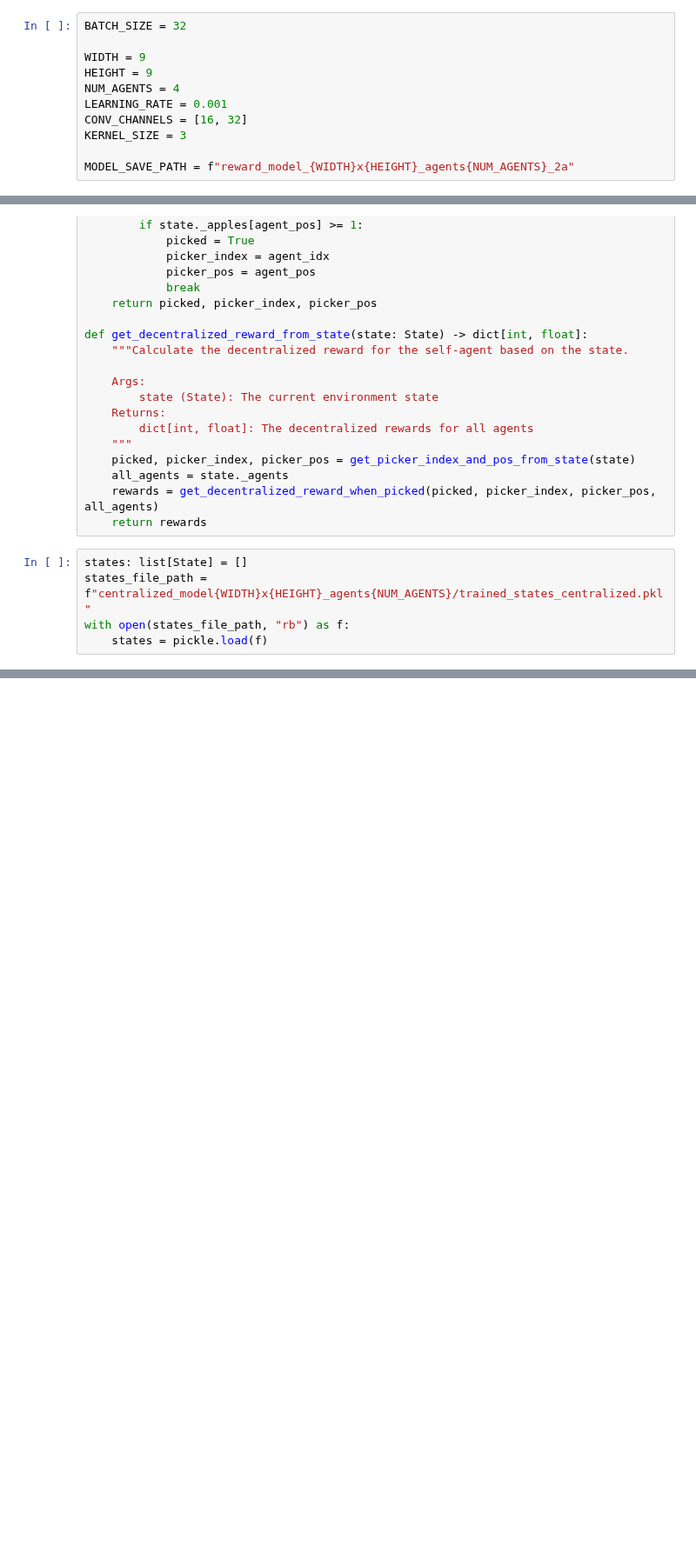
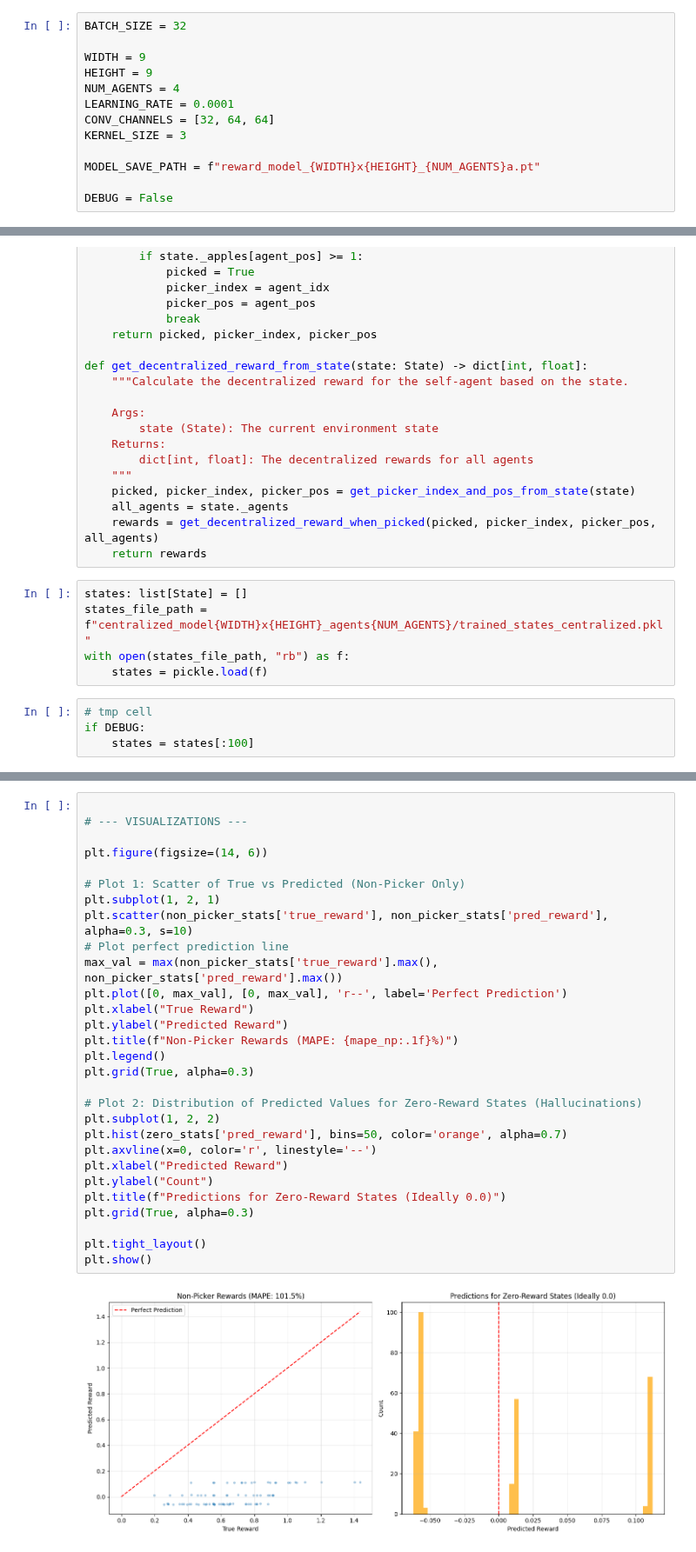
Before and after one commit to KirillUtyashev/orchard-action-market, a Jupyter notebook: notebooks/limit_actions_debug/trained_models/train_reward_learning.ipynb, the cells around one changed output, grey strips where cells are left out. Shown at 87% size. Drawn from its saved outputs; the diff is of its cells as text; blank space fills up the shorter version.

```diff
--- a/notebooks/limit_actions_debug/trained_models/train_reward_learning.ipynb
+++ b/notebooks/limit_actions_debug/trained_models/train_reward_learning.ipynb
@@ -4,11 +4,13 @@ BATCH_SIZE = 32
 WIDTH = 9
 HEIGHT = 9
 NUM_AGENTS = 4
-LEARNING_RATE = 0.001
-CONV_CHANNELS = [16, 32]
+LEARNING_RATE = 0.0001
+CONV_CHANNELS = [32, 64, 64]
 KERNEL_SIZE = 3
 
-MODEL_SAVE_PATH = f"reward_model_{WIDTH}x{HEIGHT}_agents{NUM_AGENTS}_2a"
+MODEL_SAVE_PATH = f"reward_model_{WIDTH}x{HEIGHT}_{NUM_AGENTS}a.pt"
+
+DEBUG = False
 # %%
 import sys
 sys.path.append('../../../')
@@ -100,6 +105,10 @@ states: list[State] = []
 states_file_path = f"centralized_model{WIDTH}x{HEIGHT}_agents{NUM_AGENTS}/trained_states_centralized.pkl"
 with open(states_file_path, "rb") as f:
     states = pickle.load(f)
+# %%
+# tmp cell
+if DEBUG:
+    states = states[:100]
 # %%
 cnns: list[CNNDecentralized] = []
 for i in range(NUM_AGENTS):
@@ -132,0 +243,31 @@ for i in range(2):
+# %%
+
+# --- VISUALIZATIONS ---
+
+plt.figure(figsize=(14, 6))
+
+# Plot 1: Scatter of True vs Predicted (Non-Picker Only)
+plt.subplot(1, 2, 1)
+plt.scatter(non_picker_stats['true_reward'], non_picker_stats['pred_reward'], alpha=0.3, s=10)
+# Plot perfect prediction line
+max_val = max(non_picker_stats['true_reward'].max(), non_picker_stats['pred_reward'].max())
+plt.plot([0, max_val], [0, max_val], 'r--', label='Perfect Prediction')
+plt.xlabel("True Reward")
+plt.ylabel("Predicted Reward")
+plt.title(f"Non-Picker Rewards (MAPE: {mape_np:.1f}%)")
+plt.legend()
+plt.grid(True, alpha=0.3)
+
+# Plot 2: Distribution of Predicted Values for Zero-Reward States (Hallucinations)
+plt.subplot(1, 2, 2)
+plt.hist(zero_stats['pred_reward'], bins=50, color='orange', alpha=0.7)
+plt.axvline(x=0, color='r', linestyle='--')
+plt.xlabel("Predicted Reward")
+plt.ylabel("Count")
+plt.title(f"Predictions for Zero-Reward States (Ideally 0.0)")
+plt.grid(True, alpha=0.3)
+
+plt.tight_layout()
+plt.show()
+# %% [output]
+[figure, added]
```
Also changed, not shown: parts of 6 cells of this notebook, 10 other files.
